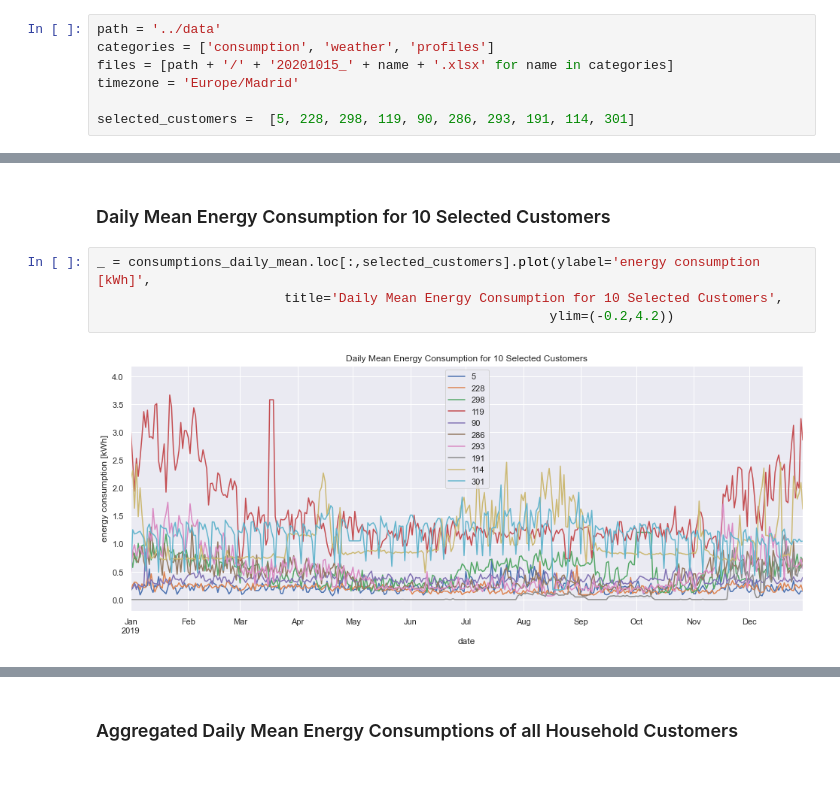
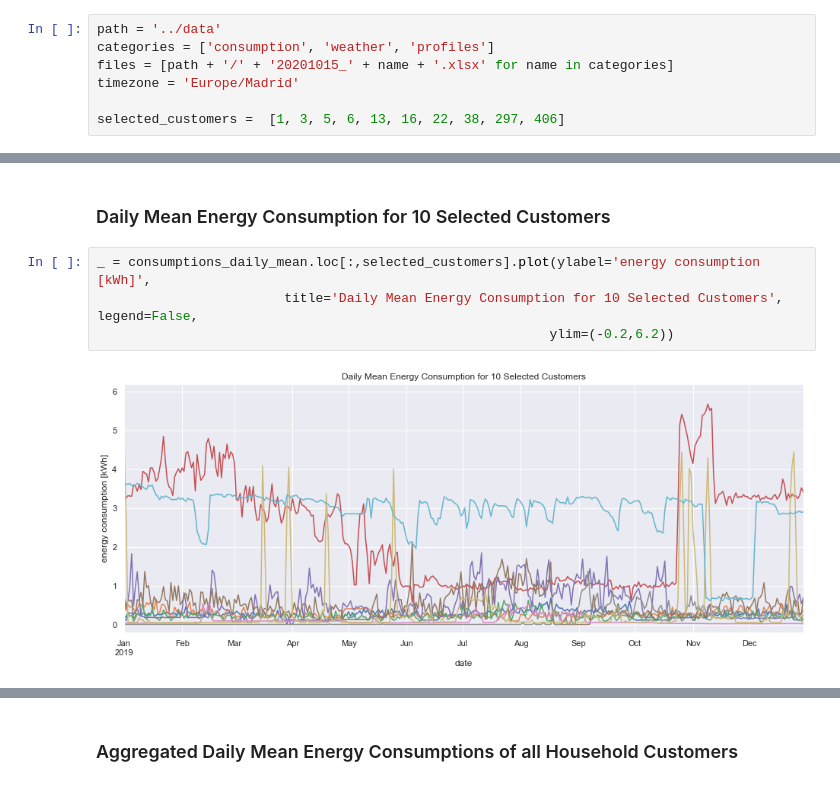
Before and after one commit to deepinsights-analytica/ieee-icpse2021-paper, a Jupyter notebook: notebooks/A2_DataExploration.ipynb, the cells around one changed output, grey strips where cells are left out. Cells and saved outputs as stored; diff of their text form.

Commit message:
selection of households changed, histograms polished

```diff
--- a/notebooks/A2_DataExploration.ipynb
+++ b/notebooks/A2_DataExploration.ipynb
@@ -56,7 +56,7 @@ categories = ['consumption', 'weather', 'profiles']
 files = [path + '/' + '20201015_' + name + '.xlsx' for name in categories]
 timezone = 'Europe/Madrid'
 
-selected_customers =  [5, 228, 298, 119, 90, 286, 293, 191, 114, 301]
+selected_customers =  [1, 3, 5, 6, 13, 16, 22, 38, 297, 406]
 # %% [markdown]
 ### Function Definitions
 # %%
@@ -116,7 +116,7 @@ households = customers[customers['profile'].astype(str).str.contains('hogares')]
 ### Daily Mean Energy Consumption for 10 Selected Customers
 # %%
 _ = consumptions_daily_mean.loc[:,selected_customers].plot(ylabel='energy consumption [kWh]',
-                        title='Daily Mean Energy Consumption for 10 Selected Customers',
-                                                          ylim=(-0.2,4.2))
+                        title='Daily Mean Energy Consumption for 10 Selected Customers', legend=False,
+                                                          ylim=(-0.2,6.2))
 # %% [output]
-[figure, old version]
+[figure, new version]
```
Also changed, not shown: parts of 4 cells of this notebook.
